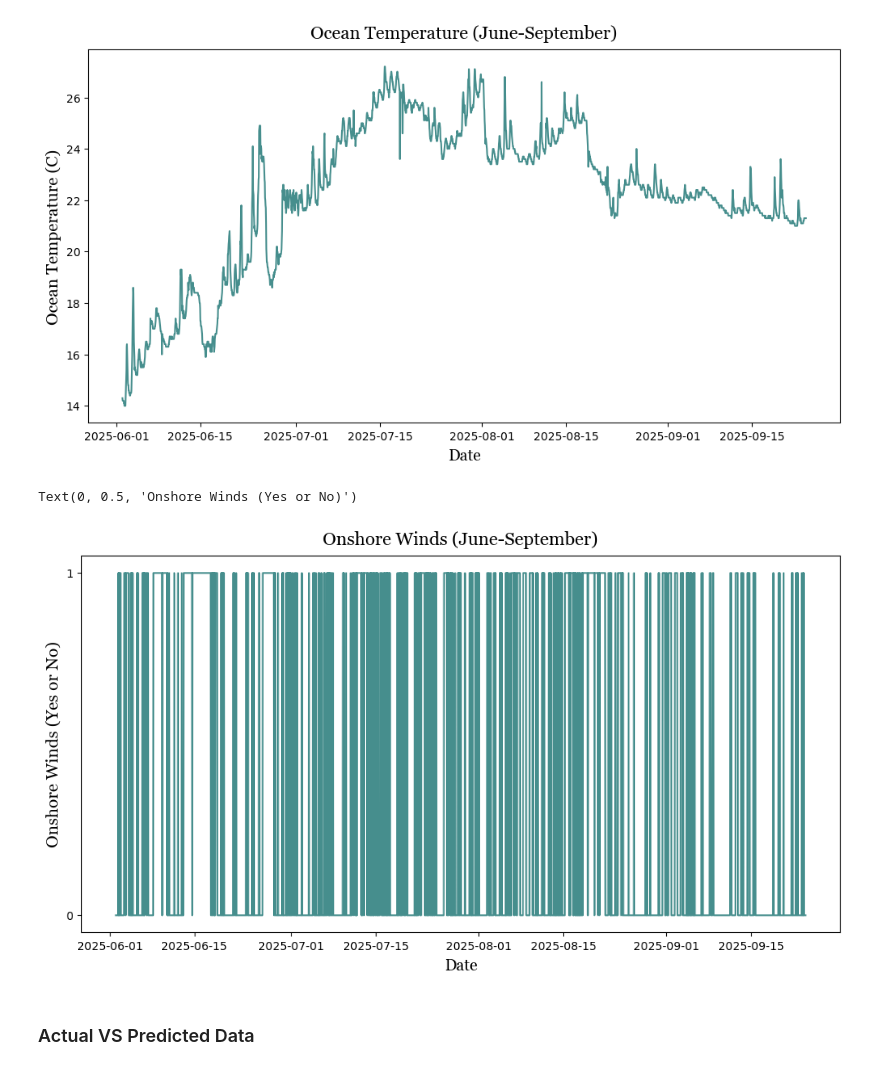
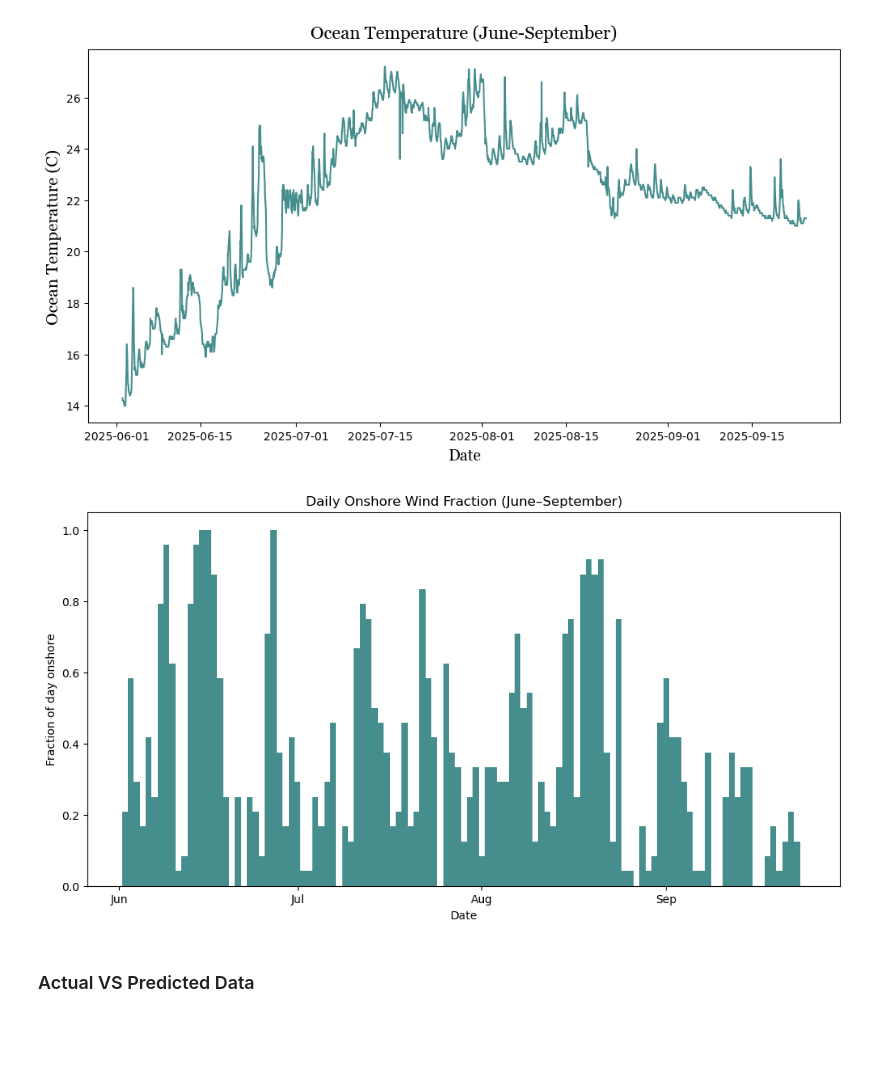
Before and after one commit to Krupamc/Research-2026-LSTM, a Jupyter notebook: graphs/graphs.ipynb, the cells around one changed output. Drawn from its saved outputs; the diff is of its cells as text; code cells hidden in the pictures; blank space fills up the shorter version.

Commit message:
Finalized Graphs

```diff
--- a/graphs/graphs.ipynb
+++ b/graphs/graphs.ipynb
@@ -199,17 +199,21 @@ plt.ylabel('Ocean Temperature (C)', **myfont, fontsize=15)
 Text(0, 0.5, 'Ocean Temperature (C)')
 [figure]
 # %%
-#Plot 13 - Onshore
+#Plot 13 - daily fraction of time that is onshore
+daily = (data_p.groupby(data_p['Date'].dt.date)['Onshore'].mean())
 
-plt.figure(figsize=(12,6))
-plt.plot(data['Date'], data['Onshore'], label='Onshore Winds', color='#468e8d')
-plt.title("Onshore Winds (June-September)", **myfont, pad=10, fontsize=16)
-plt.xlabel('Date', labelpad=5, **myfont, fontsize=14)
-plt.yticks([0, 1])
-plt.ylabel('Onshore Winds (Yes or No)', **myfont, fontsize=15)
+fig, ax = plt.subplots(figsize=(12,6))
+
+ax.bar(daily.index, daily.values, width=1.0, color='#468e8d')
+
+ax.set_title('Daily Onshore Wind Fraction (June–September)', **myfont, pad=10, fontsize=16)
+ax.set_xlabel('Date', labelpad=5, **myfont, fontsize=14)
+ax.set_ylabel('Fraction of day onshore', **myfont, fontsize=14)
+
+ax.xaxis.set_major_locator(mdates.MonthLocator())
+ax.xaxis.set_major_formatter(mdates.DateFormatter('%b'))
 # %% [output]
-Text(0, 0.5, 'Onshore Winds (Yes or No)')
-[figure, old version]
+[figure, new version]
 # %% [markdown]
 ### Actual VS Predicted Data
 # %%
```
Also changed, not shown: parts of 2 cells of this notebook.
